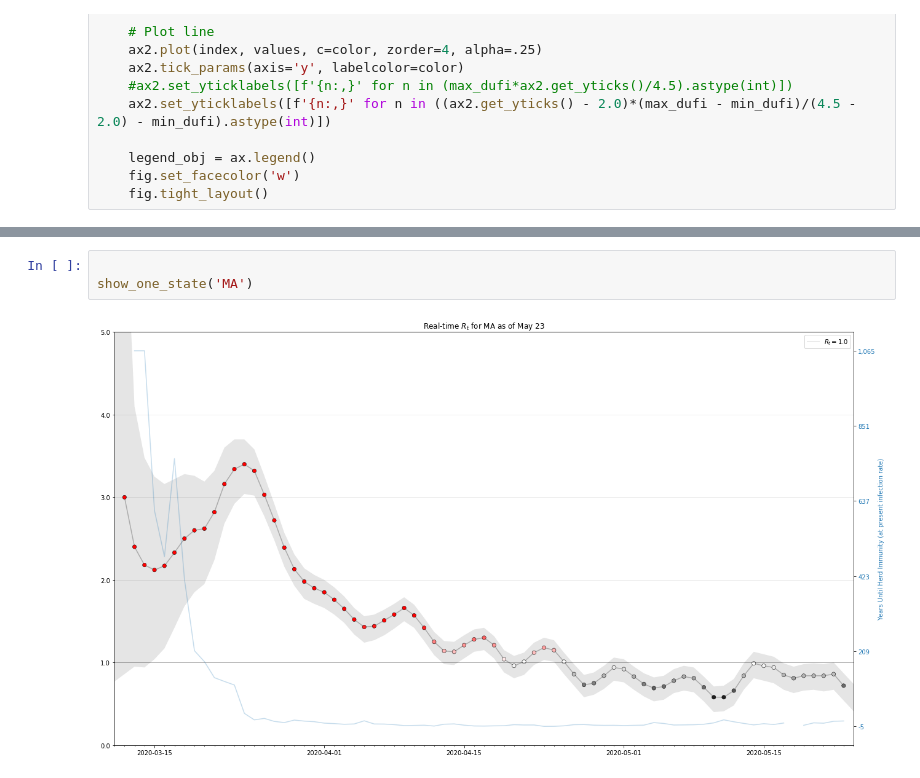
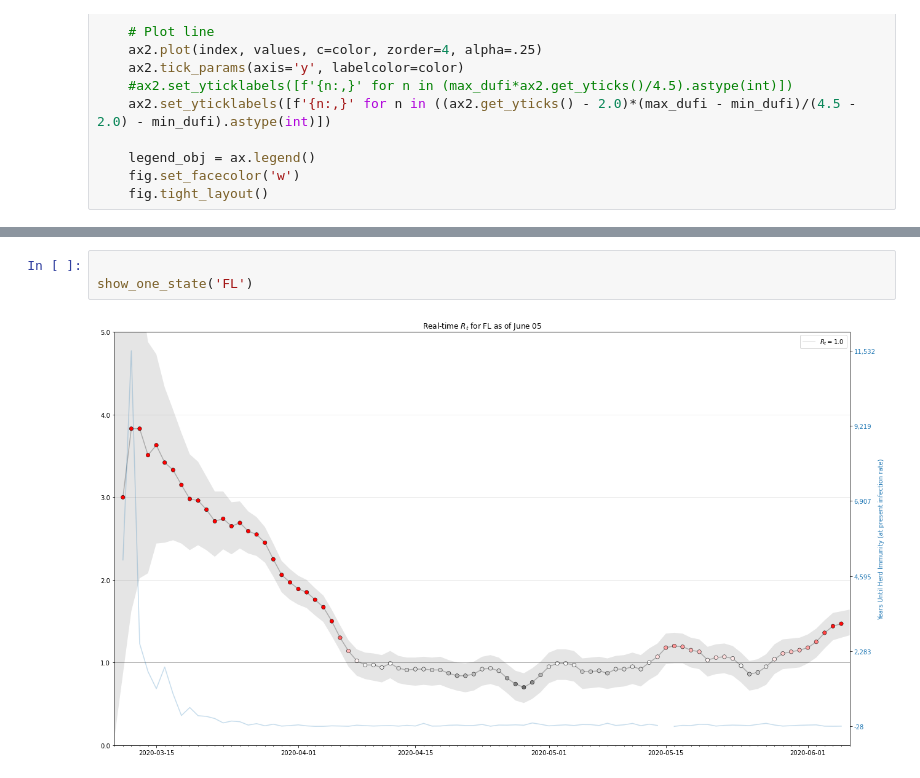
Before and after one commit to dbabbitt/notebooks, a Jupyter notebook: covid19/ipynb/Plot Real-time Rt for One State.ipynb, the cells around one changed output, grey strips where cells are left out. Saved outputs shown, nothing was run; the diff lists cells and outputs as text.

```diff
--- a/covid19/ipynb/Plot Real-time Rt for One State.ipynb
+++ b/covid19/ipynb/Plot Real-time Rt for One State.ipynb
@@ -157,5 +157,5 @@ show_one_state(final_results.groupby('state').DuFI.min().idxmax())
 # %%
 
-show_one_state('MA')
+show_one_state('FL')
 # %% [output]
-[figure, old version]
+[figure, new version]
```
Also changed, not shown: parts of 2 cells of this notebook, 9 other files.
